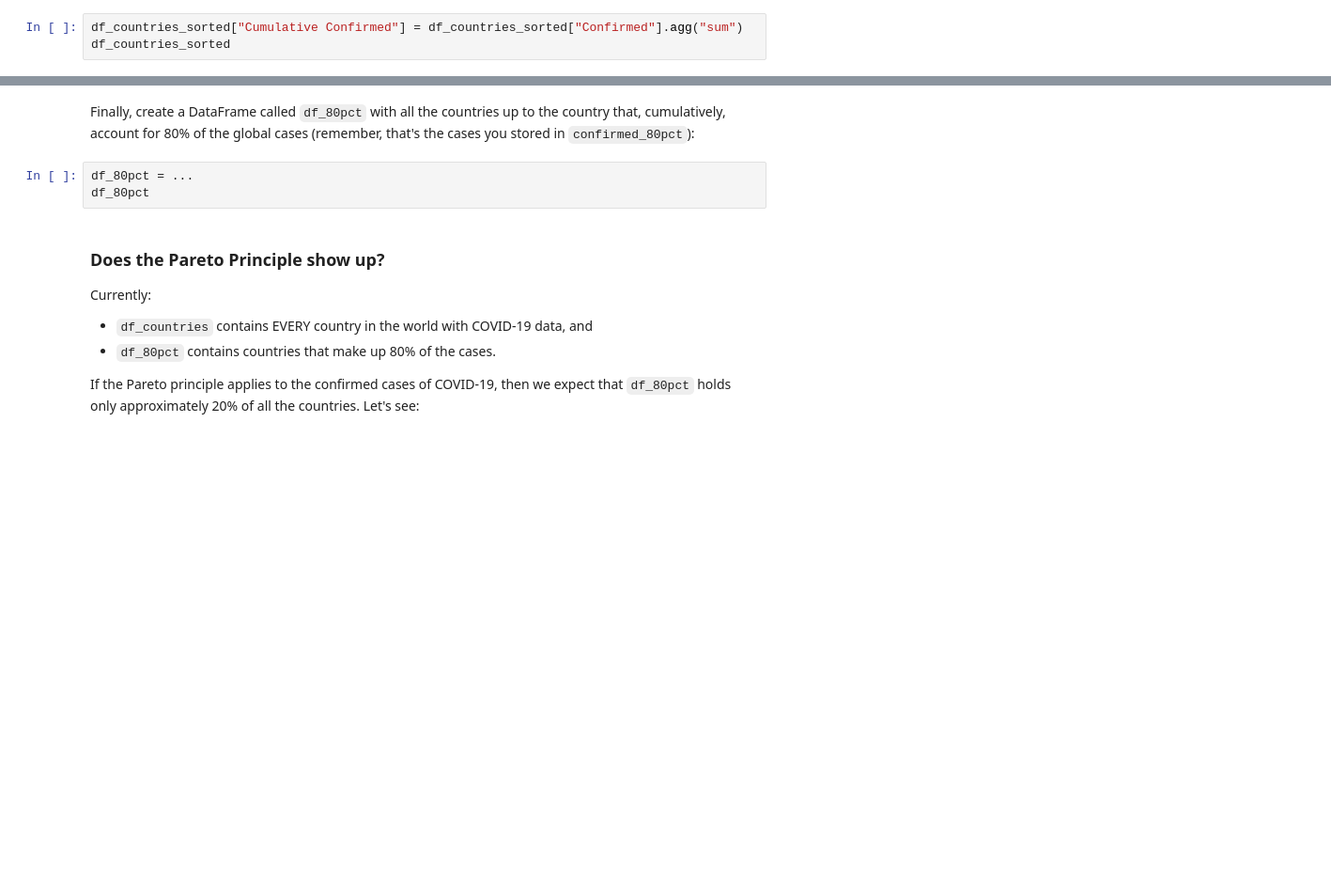
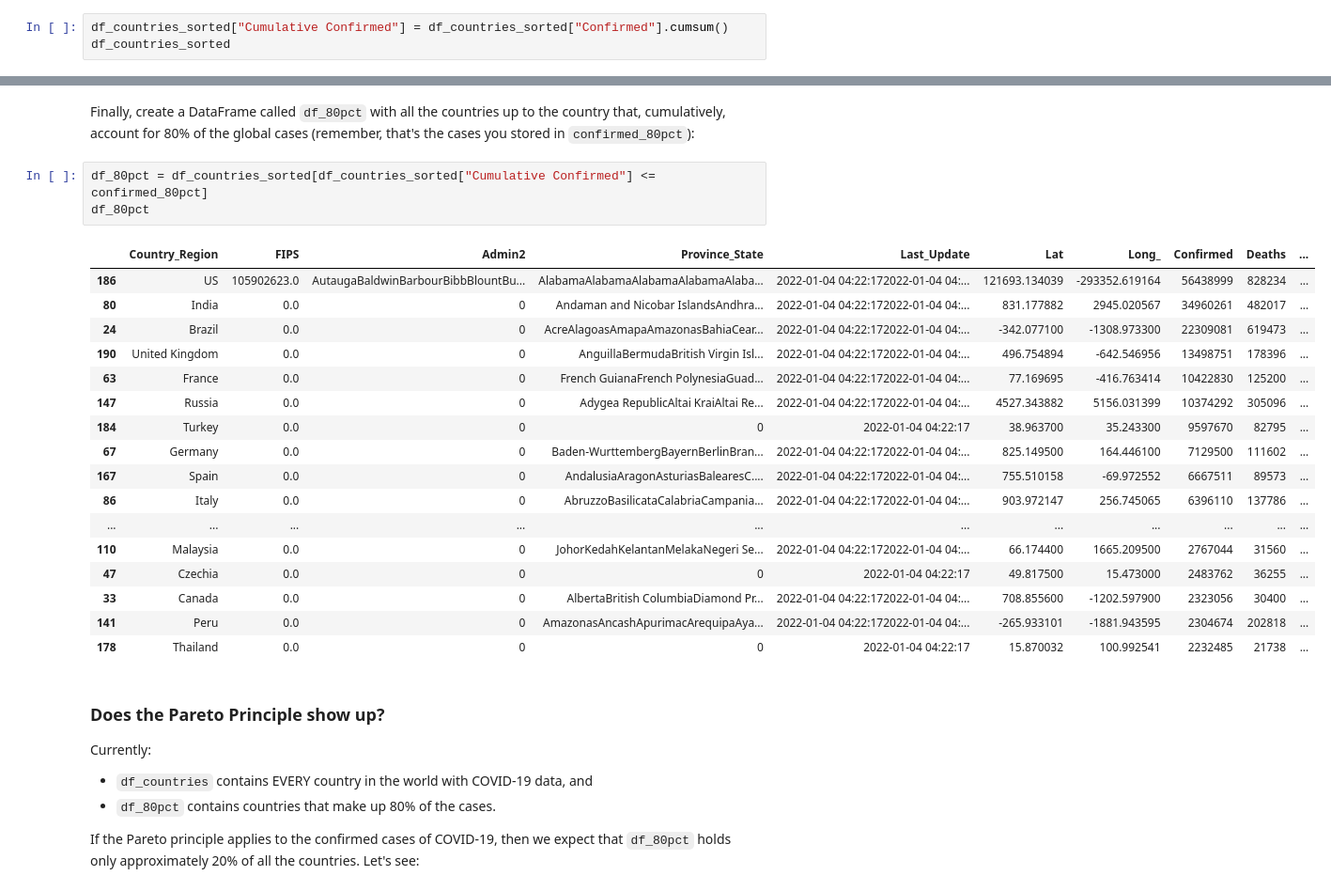
Before and after one commit to jonathan-cky/STAT107, a Jupyter notebook: microproject-covid-data-from-github/microproject-covid-data-from-github.ipynb, the cells around one changed output, grey strips where cells are left out. Shown: that part at 94% size. Saved outputs shown, nothing was run; the diff lists cells and outputs as text; blank space fills up the shorter version.

```diff
--- a/microproject-covid-data-from-github/microproject-covid-data-from-github.ipynb
+++ b/microproject-covid-data-from-github/microproject-covid-data-from-github.ipynb
@@ -208,7 +204,7 @@ df_countries_sorted
 # %% [markdown]
 Using `df_countries_sorted`, create a new column called `Cumulative Confirmed` that contains the cumulative sum of the Confirmed cases:
 # %%
-df_countries_sorted["Cumulative Confirmed"] = df_countries_sorted["Confirmed"].agg("sum")
+df_countries_sorted["Cumulative Confirmed"] = df_countries_sorted["Confirmed"].cumsum()
 df_countries_sorted
 # %% [output]
 |  | Country_Region | FIPS | Admin2 | Province_State | Last_Update | Lat | Long_ | Confirmed | Deaths | ... |
@@ -226,9 +222,27 @@ df_countries_sorted
 201 rows × 15 columns
 # %% [markdown]
 Finally, create a DataFrame called `df_80pct` with all the countries up to the country that, cumulatively, account for 80% of the global cases (remember, that's the cases you stored in `confirmed_80pct`):
-# %%
-df_80pct = ...
-df_80pct
+# %%
+df_80pct = df_countries_sorted[df_countries_sorted["Cumulative Confirmed"] <= confirmed_80pct]
+df_80pct
+# %% [output]
+|  | Country_Region | FIPS | Admin2 | Province_State | Last_Update | Lat | Long_ | Confirmed | Deaths | ... |
+| 186 | US | 105902623.0 | AutaugaBaldwinBarbourBibbBlountBu... | AlabamaAlabamaAlabamaAlabamaAlaba... | 2022-01-04 04:22:172022-01-04 04:... | 121693.134039 | -293352.619164 | 56438999 | 828234 | ... |
+| 80 | India | 0.0 | 0 | Andaman and Nicobar IslandsAndhra... | 2022-01-04 04:22:172022-01-04 04:... | 831.177882 | 2945.020567 | 34960261 | 482017 | ... |
+| 24 | Brazil | 0.0 | 0 | AcreAlagoasAmapaAmazonasBahiaCear... | 2022-01-04 04:22:172022-01-04 04:... | -342.077100 | -1308.973300 | 22309081 | 619473 | ... |
+| 190 | United Kingdom | 0.0 | 0 | AnguillaBermudaBritish Virgin Isl... | 2022-01-04 04:22:172022-01-04 04:... | 496.754894 | -642.546956 | 13498751 | 178396 | ... |
+| 63 | France | 0.0 | 0 | French GuianaFrench PolynesiaGuad... | 2022-01-04 04:22:172022-01-04 04:... | 77.169695 | -416.763414 | 10422830 | 125200 | ... |
+| 147 | Russia | 0.0 | 0 | Adygea RepublicAltai KraiAltai Re... | 2022-01-04 04:22:172022-01-04 04:... | 4527.343882 | 5156.031399 | 10374292 | 305096 | ... |
+| 184 | Turkey | 0.0 | 0 | 0 | 2022-01-04 04:22:17 | 38.963700 | 35.243300 | 9597670 | 82795 | ... |
+| 67 | Germany | 0.0 | 0 | Baden-WurttembergBayernBerlinBran... | 2022-01-04 04:22:172022-01-04 04:... | 825.149500 | 164.446100 | 7129500 | 111602 | ... |
+| 167 | Spain | 0.0 | 0 | AndalusiaAragonAsturiasBalearesC.... | 2022-01-04 04:22:172022-01-04 04:... | 755.510158 | -69.972552 | 6667511 | 89573 | ... |
+| 86 | Italy | 0.0 | 0 | AbruzzoBasilicataCalabriaCampania... | 2022-01-04 04:22:172022-01-04 04:... | 903.972147 | 256.745065 | 6396110 | 137786 | ... |
+| ... | ... | ... | ... | ... | ... | ... | ... | ... | ... | ... |
+| 110 | Malaysia | 0.0 | 0 | JohorKedahKelantanMelakaNegeri Se... | 2022-01-04 04:22:172022-01-04 04:... | 66.174400 | 1665.209500 | 2767044 | 31560 | ... |
+| 47 | Czechia | 0.0 | 0 | 0 | 2022-01-04 04:22:17 | 49.817500 | 15.473000 | 2483762 | 36255 | ... |
+| 33 | Canada | 0.0 | 0 | AlbertaBritish ColumbiaDiamond Pr... | 2022-01-04 04:22:172022-01-04 04:... | 708.855600 | -1202.597900 | 2323056 | 30400 | ... |
+| 141 | Peru | 0.0 | 0 | AmazonasAncashApurimacArequipaAya... | 2022-01-04 04:22:172022-01-04 04:... | -265.933101 | -1881.943595 | 2304674 | 202818 | ... |
+| 178 | Thailand | 0.0 | 0 | 0 | 2022-01-04 04:22:17 | 15.870032 | 100.992541 | 2232485 | 21738 | ... |
 # %% [markdown]
 ### Does the Pareto Principle show up?
 
```
Also changed, not shown: parts of 6 cells of this notebook.
